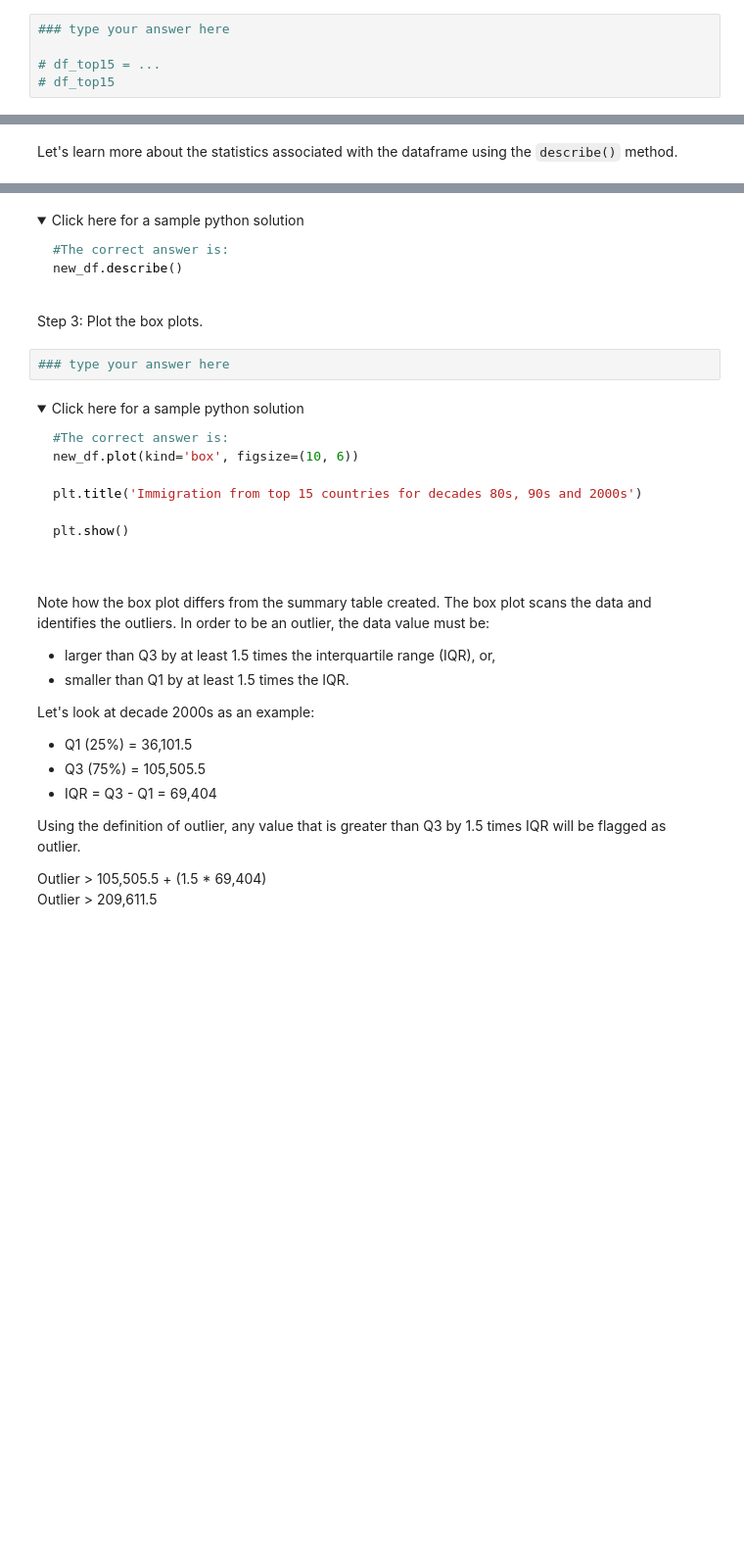
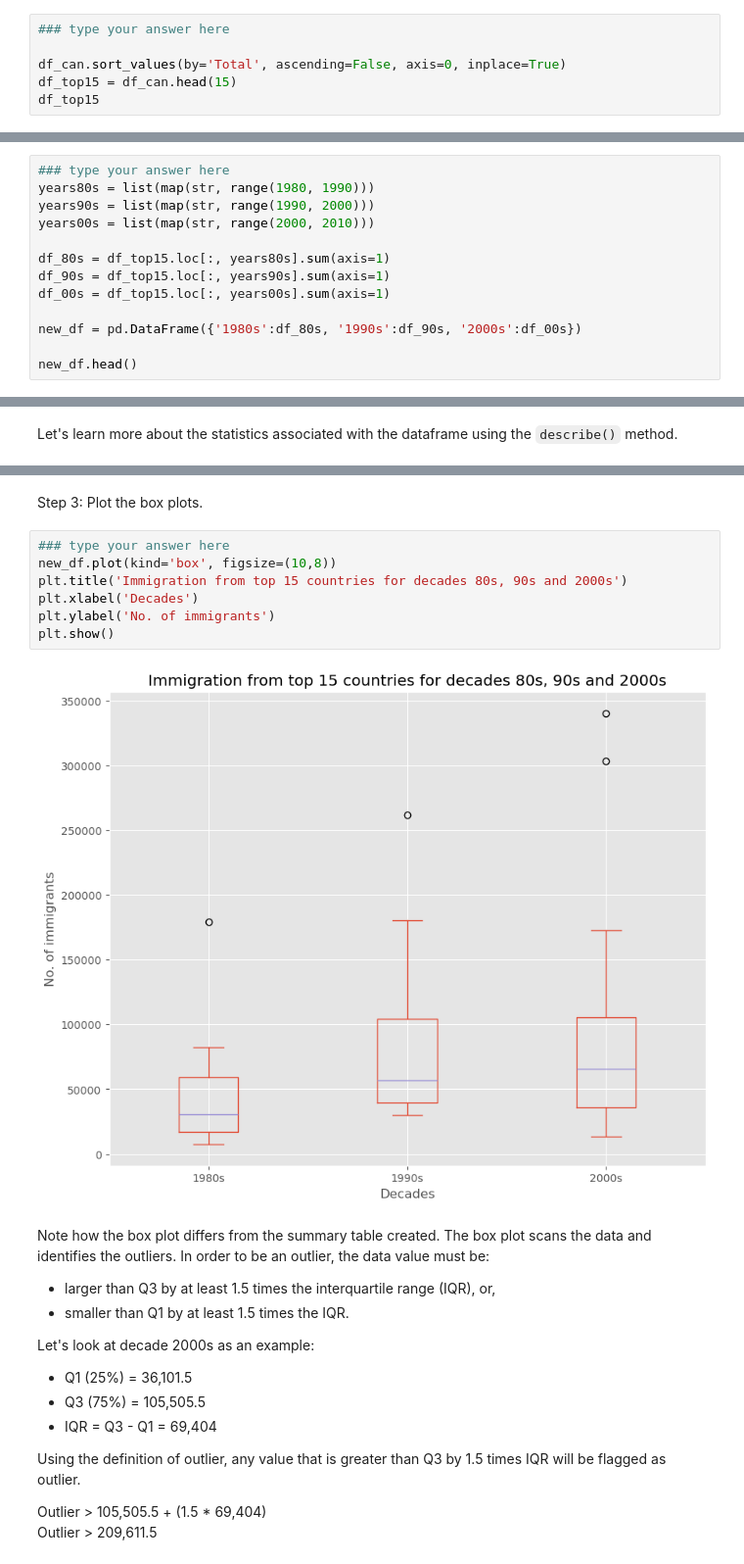
Before and after one commit to alinazir105/Data-Visualization-in-Python, a Jupyter notebook: 4-Pie-Charts-Box-Plots-Scatter-Plots-and-Bubble-Plots.ipynb, the cells around one changed output, grey strips where cells are left out. Shown at 98% size. Cells and saved outputs as stored; diff of their text form; folded sections open; blank space fills up the shorter version.

````diff
--- a/4-Pie-Charts-Box-Plots-Scatter-Plots-and-Bubble-Plots.ipynb
+++ b/4-Pie-Charts-Box-Plots-Scatter-Plots-and-Bubble-Plots.ipynb
@@ -388,5 +405,6 @@ Step 1: Get the dataset. Get the top 15 countries based on Total immigrant popul
 # %%
 ### type your answer here
 
-# df_top15 = ...
-# df_top15
+df_can.sort_values(by='Total', ascending=False, axis=0, inplace=True)
+df_top15 = df_can.head(15)
+df_top15
@@ -437,0 +436,13 @@ new_df.head()
+# %%
+### type your answer here
+years80s = list(map(str, range(1980, 1990)))
+years90s = list(map(str, range(1990, 2000)))
+years00s = list(map(str, range(2000, 2010)))
+
+df_80s = df_top15.loc[:, years80s].sum(axis=1)
+df_90s = df_top15.loc[:, years90s].sum(axis=1)
+df_00s = df_top15.loc[:, years00s].sum(axis=1)
+
+new_df = pd.DataFrame({'1980s':df_80s, '1990s':df_90s, '2000s':df_00s})
+
+new_df.head()
@@ -442,30 +472,14 @@ Let's learn more about the statistics associated with the dataframe using the `d
-# %% [markdown]
-<details><summary>Click here for a sample python solution</summary>
-
-```python
-#The correct answer is:
-new_df.describe()
-```
-
-</details>
 # %% [markdown]
 Step 3: Plot the box plots.
-# %%
-### type your answer here
-# %% [markdown]
-<details><summary>Click here for a sample python solution</summary>
-
-```python
-#The correct answer is:
-new_df.plot(kind='box', figsize=(10, 6))
-
-plt.title('Immigration from top 15 countries for decades 80s, 90s and 2000s')
-
-plt.show()
-
-```
-
-</details>
+# %%
+### type your answer here
+new_df.plot(kind='box', figsize=(10,8))
+plt.title('Immigration from top 15 countries for decades 80s, 90s and 2000s')
+plt.xlabel('Decades')
+plt.ylabel('No. of immigrants')
+plt.show()
+# %% [output]
+[figure, added]
 # %% [markdown]
 Note how the box plot differs from the summary table created. The box plot scans the data and identifies the outliers. In order to be an outlier, the data value must be:<br>
 
````
Also changed, not shown: parts of 37 cells of this notebook.
